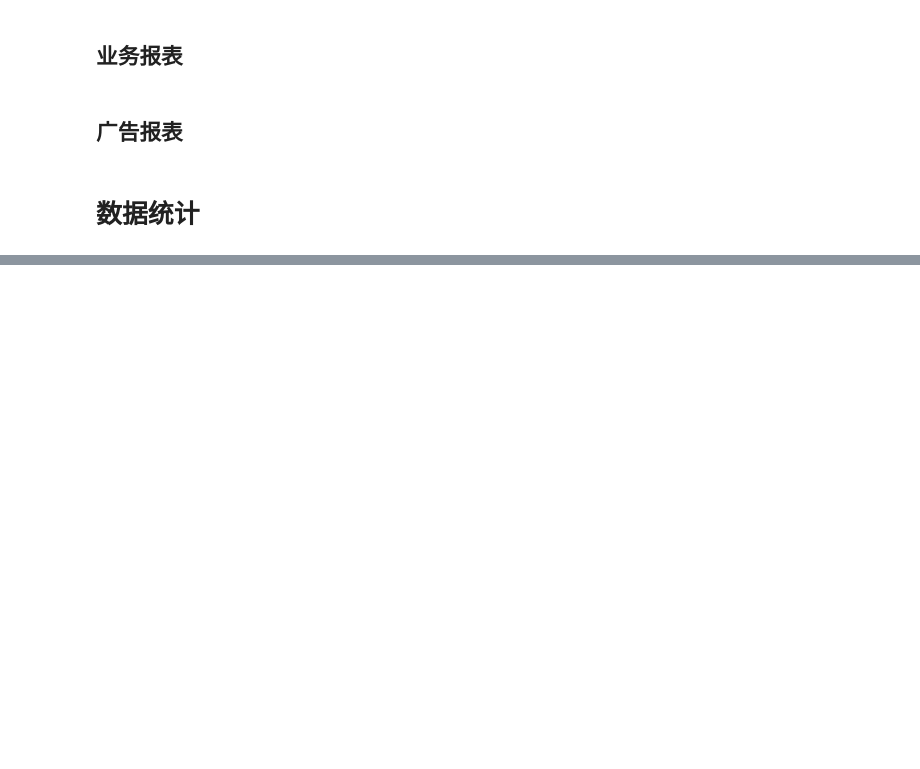
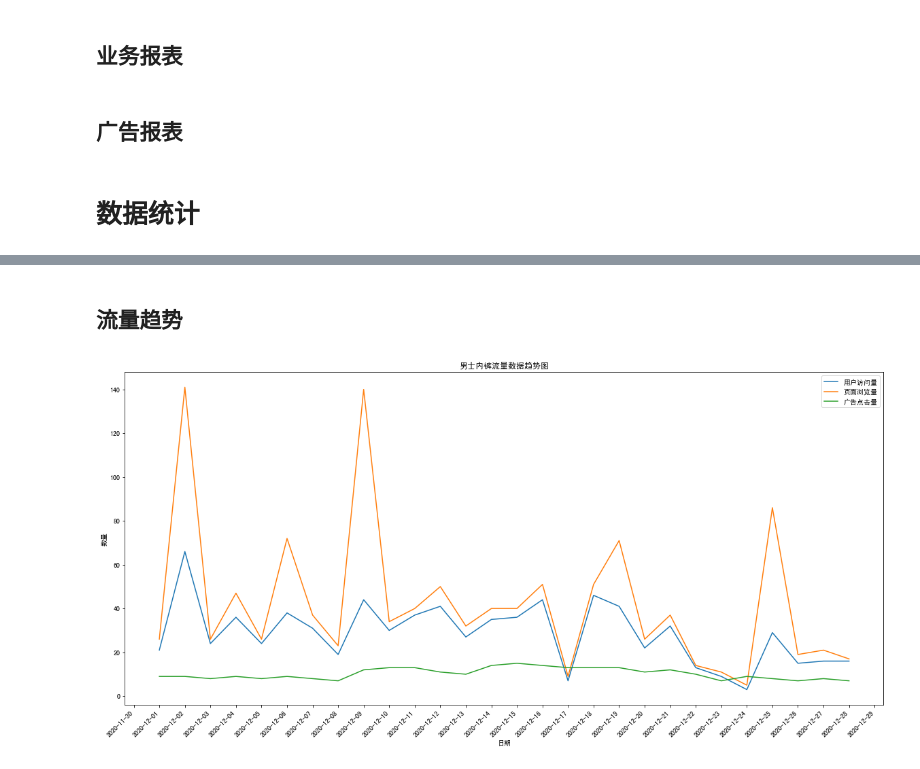
Before and after one commit to yves1012/Iridescent, a Jupyter notebook: Amazon/亚马逊数据分析.ipynb, the cells around one changed output, grey strips where cells are left out. Drawn from its saved outputs; the diff is of its cells as text; code cells hidden in the pictures; blank space fills up the shorter version.

```diff
--- a/Amazon/亚马逊数据分析.ipynb
+++ b/Amazon/亚马逊数据分析.ipynb
@@ -129,0 +134,38 @@ sql = 'select * from tbl_shark_gray_business_us where Date(Date) between "{}" an
+# %%
+import matplotlib.pyplot as plt
+import matplotlib as mpl
+
+# 数据查询函数
+def query_statistical_data(product, start_date, end_date):
+    try:
+        engine = create_engine(db_engine)
+        statistical_sql = 'select `Date`, `Product`, `UV`, `PV`, `Order`, `Order-B2B`, `Sales`, `Sales-B2B`, `Items`, `Items-B2B`, `Clicks`, `Spend`, `Sales-AD`, `Order-AD`, `Depth Factor`, `AD Traffic Share`, `AD Order Share`, `AD Sales Share`, `ACoS`, `Overall ACoS`, `CR`, `AD CR`, `SAE` from tbl_shark_gray_statistical_us where `Product`="{}" and Date(Date) between "{}" and "{}"'.format(product, start_date, end_date)
+        return pd.read_sql_query(statistical_sql, engine)
+    except Exception as e:
+        print(e)
+    finally:
+        engine.dispose()
+
+# 折线图作图函数
+def folded_line(x, y, title, xlabel='日期', ylabel='数量'):
+    fig = plt.figure(figsize=(20, 10))
+    for item in y:
+        plt.plot(x, item[0], label=item[1])
+    plt.title(title)
+    plt.xlabel(xlabel)
+    plt.ylabel(ylabel)
+    # 获取图坐标信息
+    ax = plt.gca()
+    # 设置x轴每个刻度的间隔天数
+    xlocator = mpl.ticker.MultipleLocator(1)
+    ax.xaxis.set_major_locator(xlocator)
+    # 为了避免x轴日期刻度标签的重叠设置x轴刻度自动展现并且45度倾斜
+    fig.autofmt_xdate(rotation = 45)
+    plt.legend()
+    plt.show()
+# %%
+# 查询数据
+start_date = '2020/12/1'
+end_date = '2020/12/28'
+product = 'Men`s Boxer Briefs'
+statistical_data = query_statistical_data(product, start_date, end_date)
@@ -129,0 +194,10 @@ sql = 'select * from tbl_shark_gray_business_us where Date(Date) between "{}" an
+# %% [markdown]
+## 流量趋势
+# %%
+# 作折线图
+x = statistical_data['Date']
+y = [[statistical_data['UV'], '用户访问量'], [statistical_data['PV'], '页面浏览量'], [statistical_data['Clicks'], '广告点击量']]
+title = '男士内裤流量数据趋势图'
+folded_line(x, y, title)
+# %% [output]
+[figure, added]
```
Also changed, not shown: parts of 44 cells of this notebook, 2 other files.
